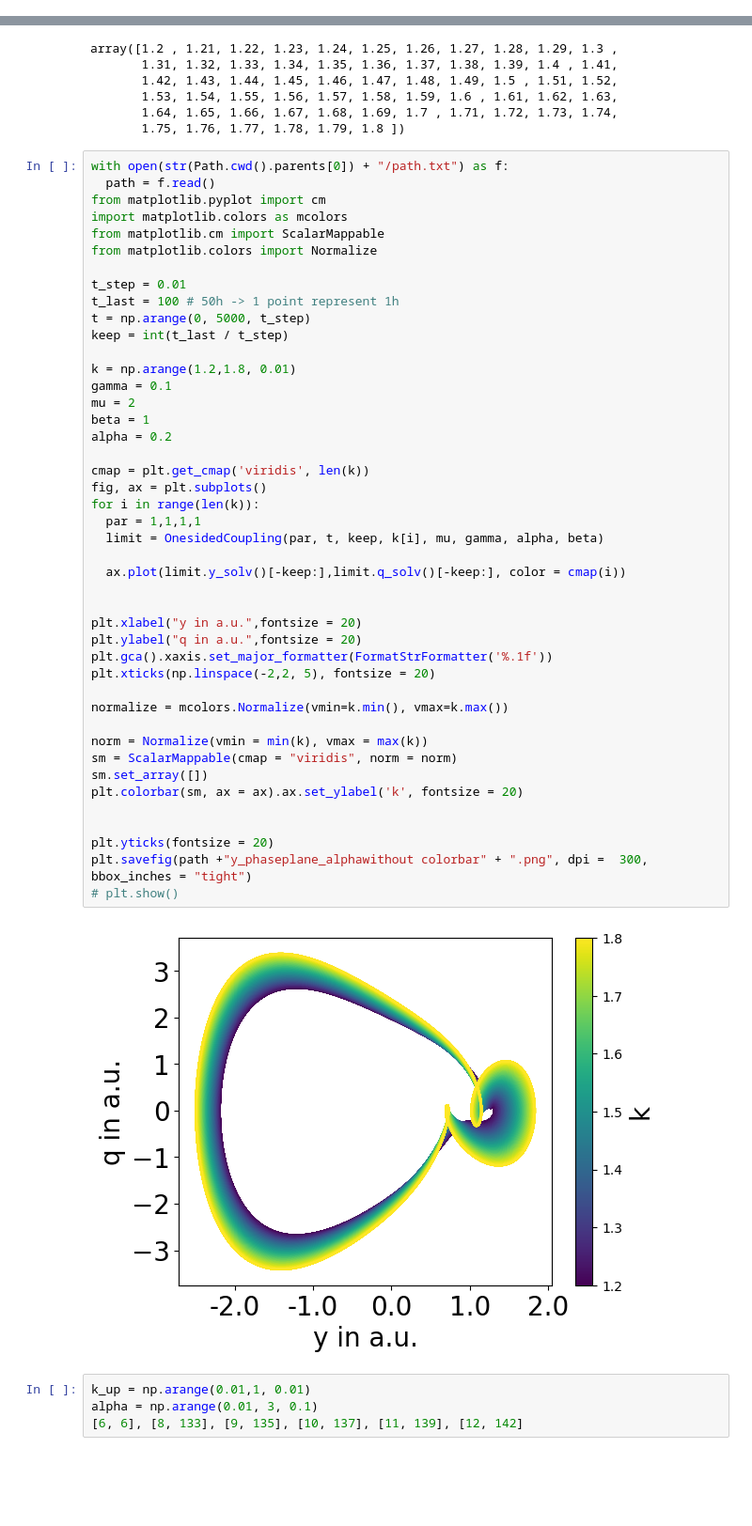
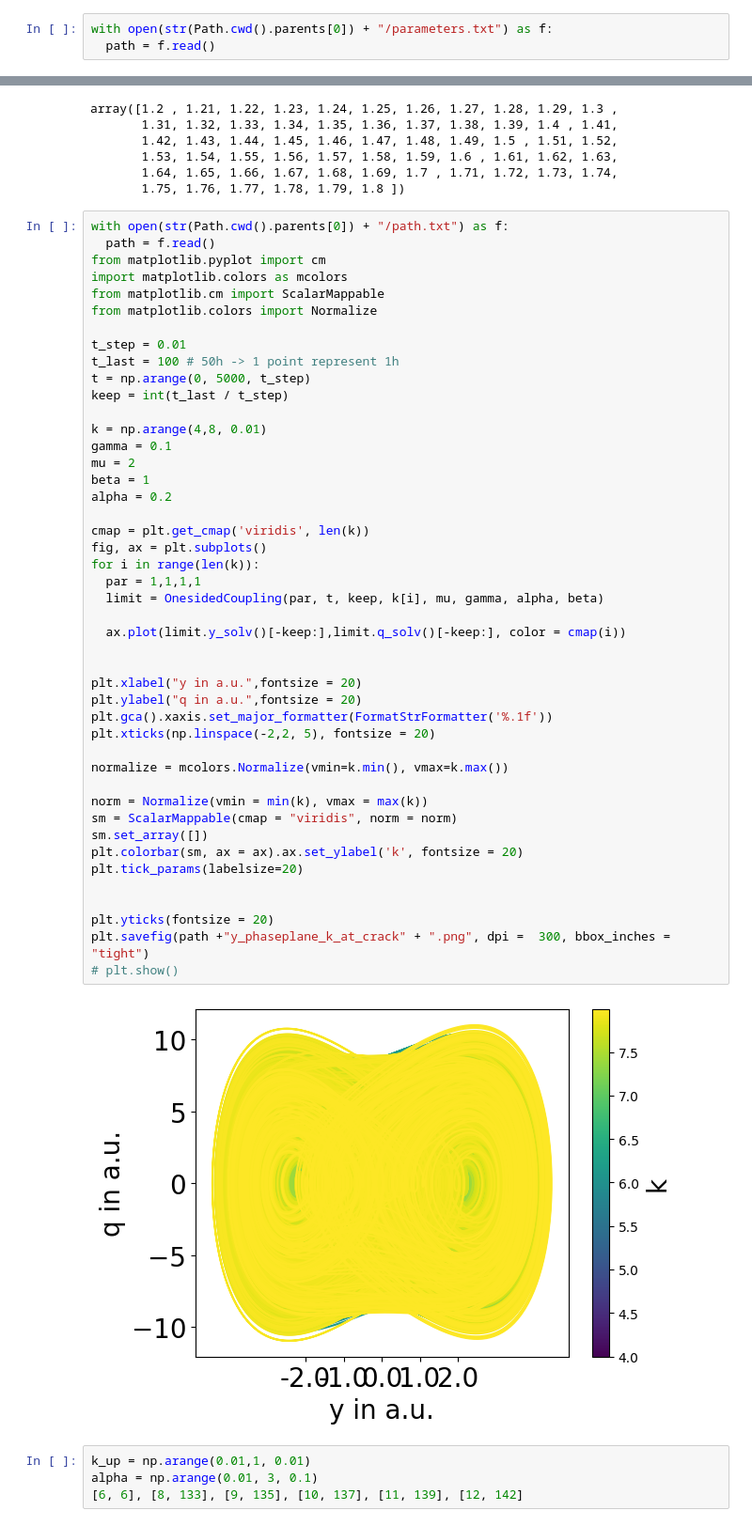
Before and after one commit to huyenanh-nguyen/Vocalization, a Jupyter notebook: Onesidecoupling/simulation.ipynb, the cells around one changed output, grey strips where cells are left out. Shown: that part at 94% size. Cells and saved outputs as stored; diff of their text form; blank space fills up the shorter version.

```diff
--- a/Onesidecoupling/simulation.ipynb
+++ b/Onesidecoupling/simulation.ipynb
@@ -8,3 +8,6 @@ from mainscript import OnesidedCoupling
 # Timeseries
 
 Duffing
+# %%
+with open(str(Path.cwd().parents[0]) + "/parameters.txt") as f:
+  path = f.read()
@@ -93,39 +108,40 @@ t_last = 100 # 50h -> 1 point represent 1h
 t = np.arange(0, 5000, t_step)
 keep = int(t_last / t_step)
 
-k = np.arange(1.2,1.8, 0.01)
+k = np.arange(4,8, 0.01)
 gamma = 0.1
 mu = 2
 beta = 1
 alpha = 0.2
 
 cmap = plt.get_cmap('viridis', len(k))
 fig, ax = plt.subplots()
 for i in range(len(k)):
   par = 1,1,1,1
   limit = OnesidedCoupling(par, t, keep, k[i], mu, gamma, alpha, beta)
 
   ax.plot(limit.y_solv()[-keep:],limit.q_solv()[-keep:], color = cmap(i))
 
 
 plt.xlabel("y in a.u.",fontsize = 20)
 plt.ylabel("q in a.u.",fontsize = 20)
 plt.gca().xaxis.set_major_formatter(FormatStrFormatter('%.1f'))
 plt.xticks(np.linspace(-2,2, 5), fontsize = 20)
 
 normalize = mcolors.Normalize(vmin=k.min(), vmax=k.max())
 
 norm = Normalize(vmin = min(k), vmax = max(k))
 sm = ScalarMappable(cmap = "viridis", norm = norm)
 sm.set_array([])
 plt.colorbar(sm, ax = ax).ax.set_ylabel('k', fontsize = 20)
+plt.tick_params(labelsize=20)
 
 
 plt.yticks(fontsize = 20)
-plt.savefig(path +"y_phaseplane_alphawithout colorbar" + ".png", dpi =  300, bbox_inches = "tight")
+plt.savefig(path +"y_phaseplane_k_at_crack" + ".png", dpi =  300, bbox_inches = "tight")
 # plt.show()
 # %% [output]
-[figure, old version]
+[figure, new version]
 # %%
 k_up = np.arange(0.01,1, 0.01)
 alpha = np.arange(0.01, 3, 0.1)
```
Also changed, not shown: parts of 1 cell of this notebook, 6 other files.
